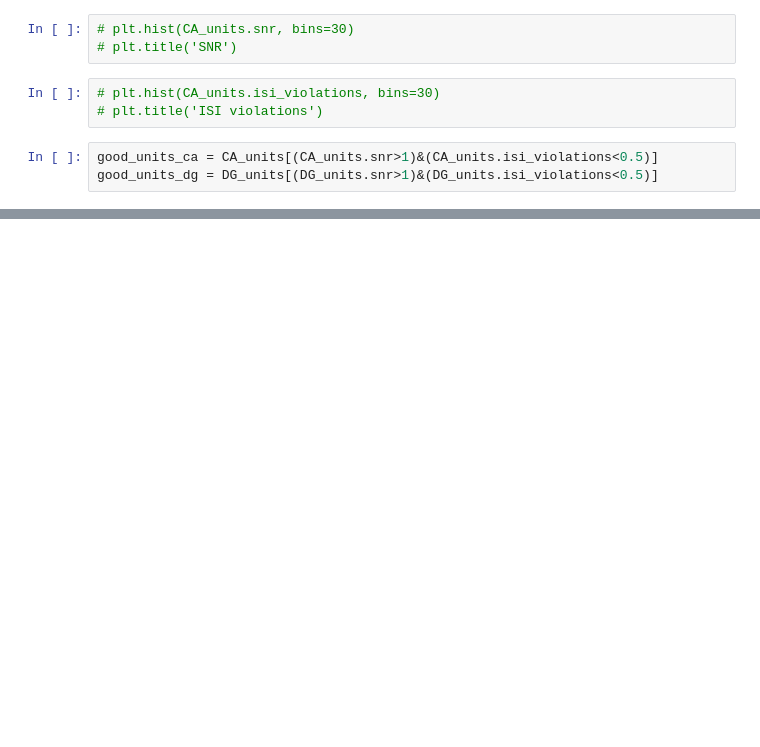
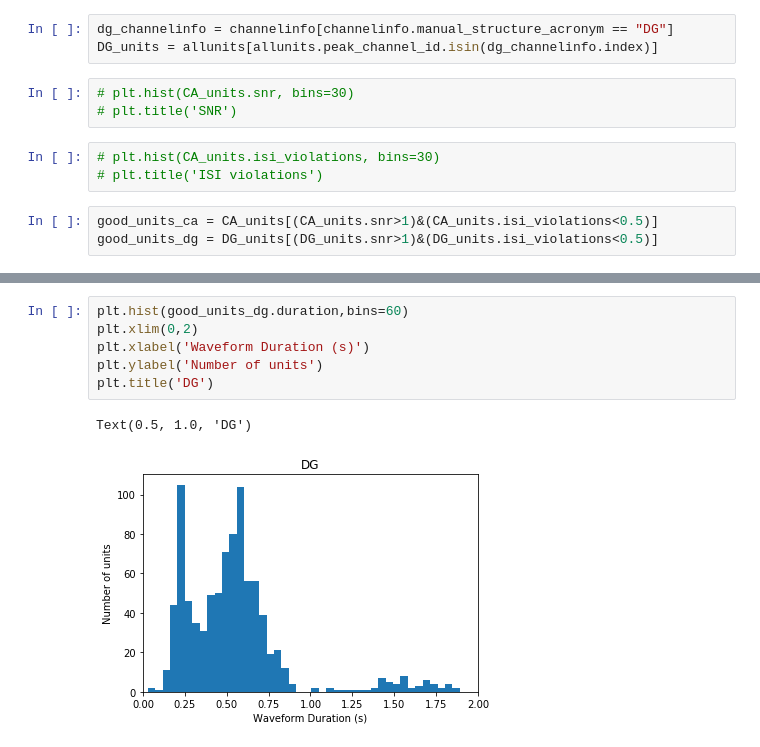
Before and after one commit to AllenInstitute/swdb_2019_student, a Jupyter notebook: buzsaki_notebooks/hippo_FS.ipynb, the cells around one changed output, grey strips where cells are left out. Saved outputs shown, nothing was run; the diff lists cells and outputs as text; blank space fills up the shorter version.

```diff
--- a/buzsaki_notebooks/hippo_FS.ipynb
+++ b/buzsaki_notebooks/hippo_FS.ipynb
@@ -52,3 +59,6 @@ DG_units = seshunits[seshunits['structure_acronym'] == 'DG']
+# %%
+dg_channelinfo = channelinfo[channelinfo.manual_structure_acronym == "DG"]
+DG_units = allunits[allunits.peak_channel_id.isin(dg_channelinfo.index)]
 # %%
 # plt.hist(CA_units.snr, bins=30)
 # plt.title('SNR')
@@ -92,0 +119,9 @@ Index(['PT_ratio', 'amplitude', 'amplitude_cutoff', 'cluster_id',
+# %%
+plt.hist(good_units_dg.duration,bins=60)
+plt.xlim(0,2)
+plt.xlabel('Waveform Duration (s)')
+plt.ylabel('Number of units')
+plt.title('DG')
+# %% [output]
+Text(0.5, 1.0, 'DG')
+[figure, added]
```
Also changed, not shown: parts of 21 cells of this notebook.
